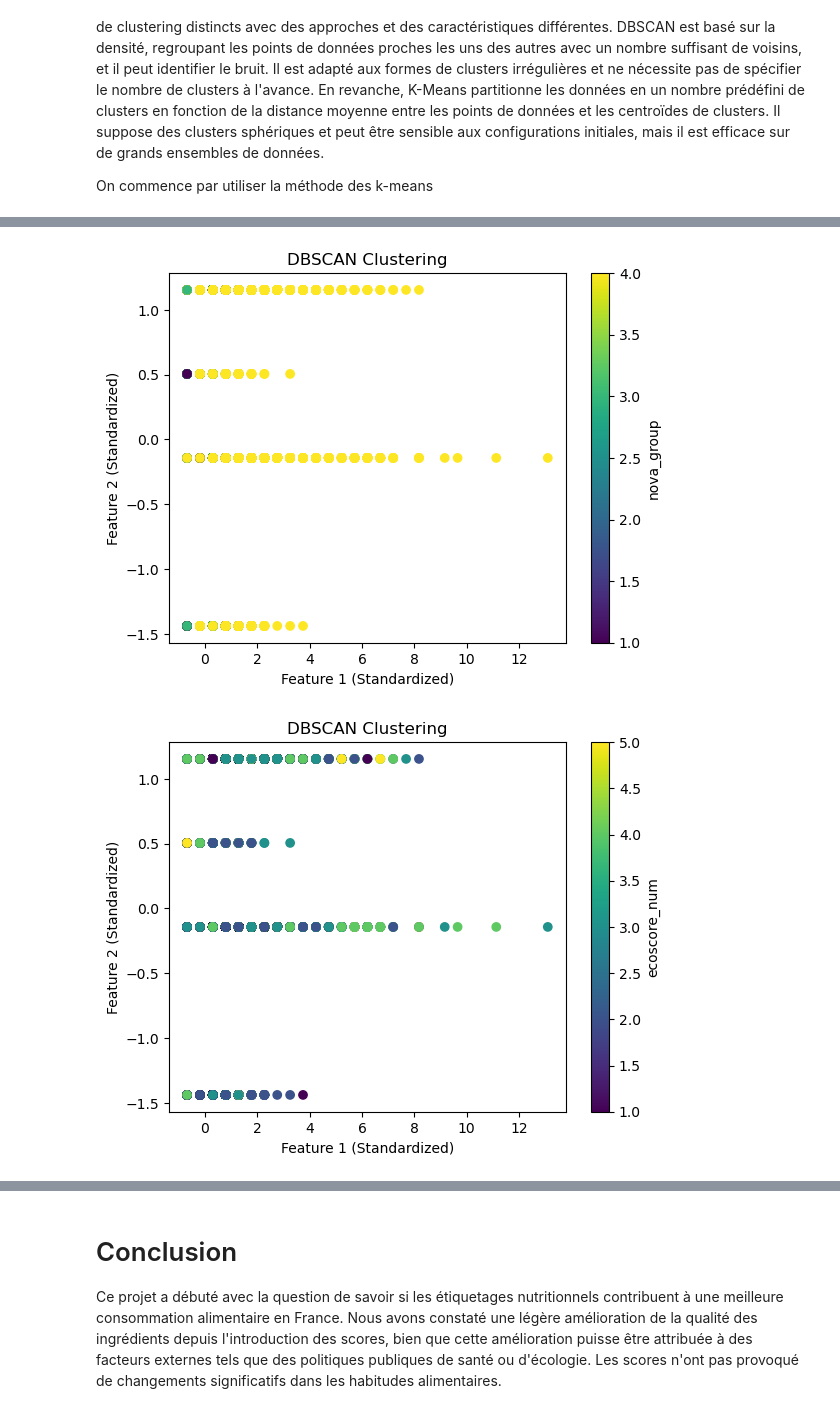
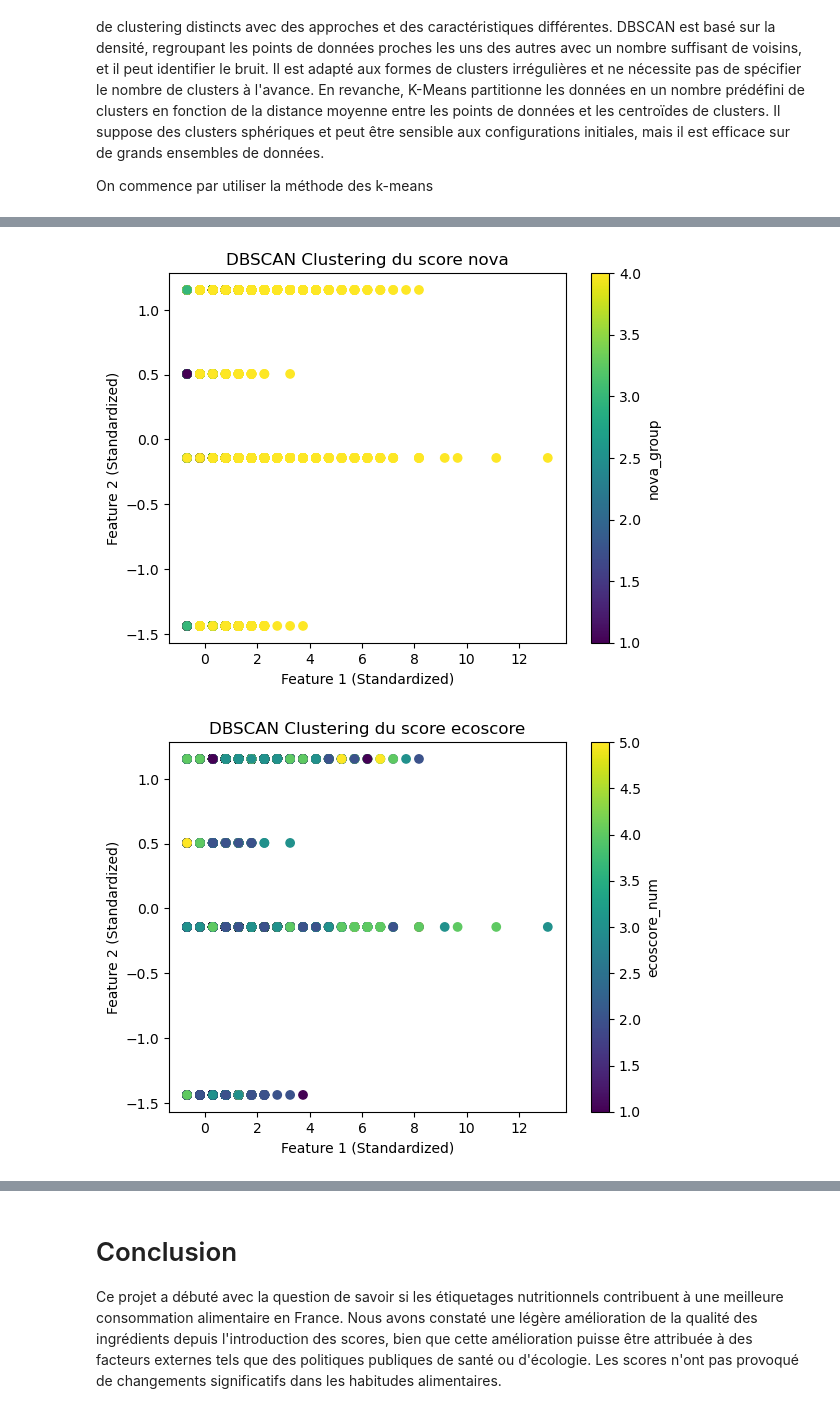
Before and after one commit to ashxivy/Projet-Python-pour-la-data-science, a Jupyter notebook: les indicateurs alimentaires permettent-ils de mieux manger.ipynb, the cells around one changed output, grey strips where cells are left out. Cells and saved outputs as stored; diff of their text form; code cells hidden in the pictures.

```diff
--- a/les indicateurs alimentaires permettent-ils de mieux manger.ipynb
+++ b/les indicateurs alimentaires permettent-ils de mieux manger.ipynb
@@ -1091,3 +1084,25 @@ Nous allons avoir recours à deux algorithmes (DBSCAN et K-Means) pour réaliser
 DBSCAN (Density-Based Spatial Clustering of Applications with Noise) et K-Means sont deux algorithmes de clustering distincts avec des approches et des caractéristiques différentes. DBSCAN est basé sur la densité, regroupant les points de données proches les uns des autres avec un nombre suffisant de voisins, et il peut identifier le bruit. Il est adapté aux formes de clusters irrégulières et ne nécessite pas de spécifier le nombre de clusters à l'avance. En revanche, K-Means partitionne les données en un nombre prédéfini de clusters en fonction de la distance moyenne entre les points de données et les centroïdes de clusters. Il suppose des clusters sphériques et peut être sensible aux configurations initiales, mais il est efficace sur de grands ensembles de données.
 
 On commence par utiliser la méthode des k-means
+# %%
+#On sélectionne les données qu'on va utiliser pour le clustering
+
+selected_columns = ['additives_n', "score_labels", 'nutriscore_num', 'ecoscore_num',"score_transformation" ,'nova_group', 'energy_100g']
+
+
+# On sélectionne les données dans la base
+df_france_selected = df_france[selected_columns]
+
+# On préprocesse les données
+scaler = StandardScaler()
+df_france_scaled = scaler.fit_transform(df_france_selected)
+
+plt.rcParams['font.sans-serif'] = 'DejaVu Sans'
+
+#on va déterminer le bon nombre de clusters pour la méthode kmeans
+model = KMeans()
+visualizer = KElbowVisualizer(model, k=(2, 10))  # Vous pouvez ajuster la plage de valeurs de k selon vos besoins
+
+# Ajuster le modèle et visualiser
+visualizer.fit(df_france_scaled)
+visualizer.show()
@@ -1130,22 +1170,31 @@ On constate qu'on a du mal à avoir des clusters clairement définis selon nos t
 # %%
 
 # On utilise désormais l'algorithme DBSCAN pour le  clustering
 dbscan = DBSCAN(eps=0.5, min_samples=5)
 clusters = dbscan.fit_predict(df_france_scaled)
 
 # On affiche les clusters
-def plot_clusters(score):
+def plot_clusters_DBSCAN(score):
     plt.scatter(df_france_scaled[:, 0], df_france_scaled[:, 1], c=df_france_selected[score], cmap='viridis')
-    plt.title('DBSCAN Clustering')
     plt.xlabel('Feature 1 (Standardized)')
     plt.ylabel('Feature 2 (Standardized)')
     plt.colorbar(label=score)
-
+    score_name = score.split("_")
+    plt.title('DBSCAN Clustering du score ' + score_name[0])
     plt.show()
 
-plot_clusters("nova_group")
-plot_clusters("ecoscore_num")
-plot_clusters("nutriscore_num")
+plot_clusters_DBSCAN("nova_group")
+plot_clusters_DBSCAN("ecoscore_num")
+plot_clusters_DBSCAN("nutriscore_num")
+
+#on ajoute le cluster au dataframe
+df_france['cluster_DBSCAN'] = clusters
+
+variables = ['nova_group', 'ecoscore_num', 'super_score', 'nutriscore_num']
+
+# Calcul des moyennes pour chaque variable par cluster
+means_by_cluster1 = df_france.groupby('cluster_DBSCAN')[variables].mean()
+print(means_by_cluster1)
 # %% [output]
-[figure, old version]
+[figure, new version]
-[figure, old version]
+[figure, new version]
```
Also changed, not shown: parts of 51 cells of this notebook, 3 other files.
